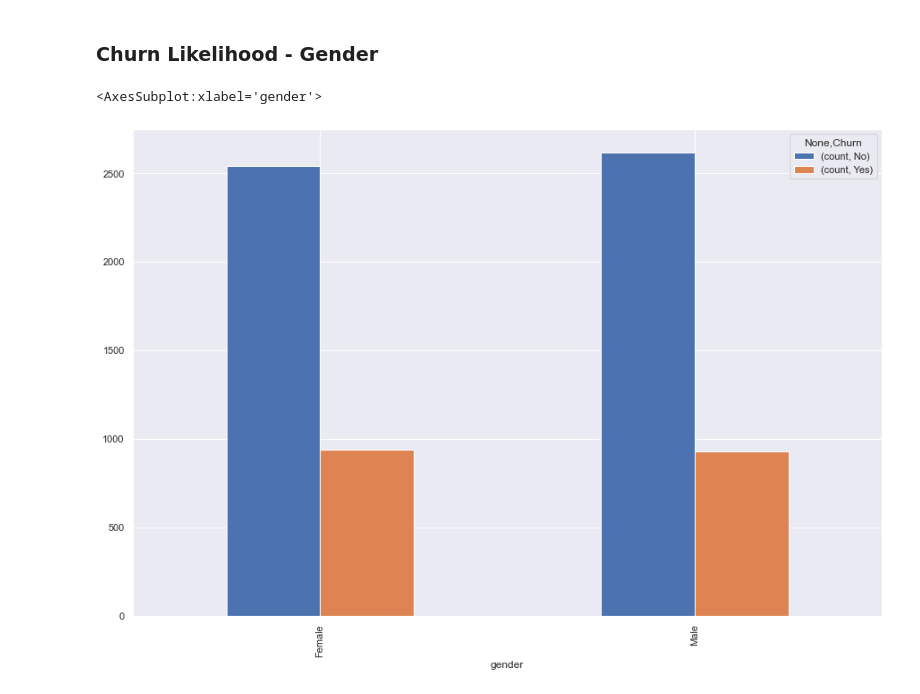
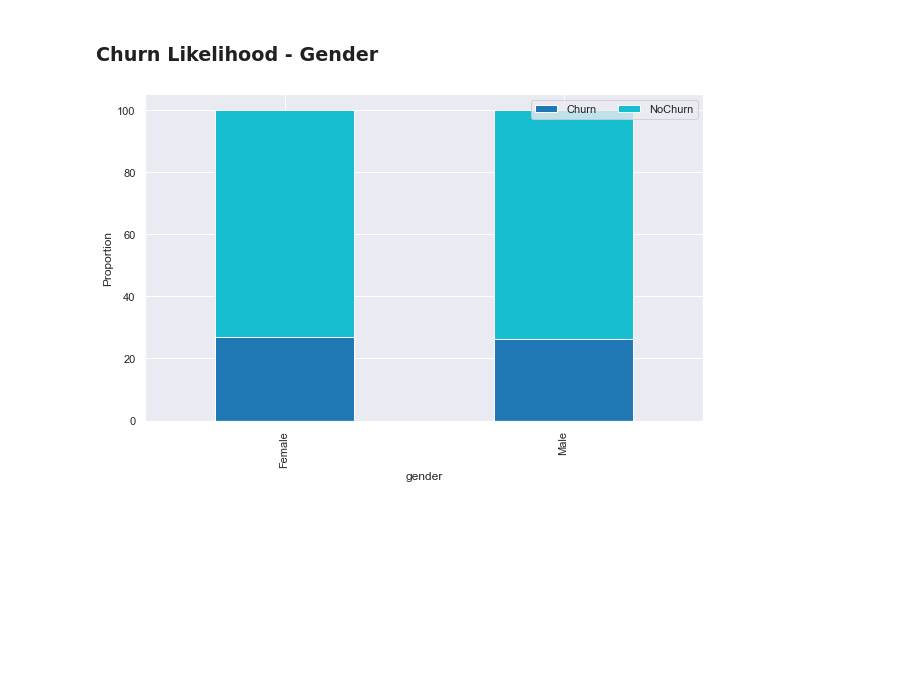
Before and after one commit to mhilmiasyrofi/CustomerChurnAnalytics, a Jupyter notebook: Analytics.ipynb, the cells around one changed output. Saved outputs shown, nothing was run; the diff lists cells and outputs as text; code cells hidden in the pictures; blank space fills up the shorter version.

Commit message:
feat(analyze): churn likelihood - seniority of citizen

```diff
--- a/Analytics.ipynb
+++ b/Analytics.ipynb
@@ -91,6 +91,7 @@ df["TotalCharges"] = df["TotalCharges"].apply(lambda x: float(x))
 # %%
 df = df.drop(columns=["customerID"])
 df["count"] = 1
+df["churn"] = df["Churn"].apply(lambda x: "Churn" if x == "Yes" else  "NoChurn")
 # %% [markdown]
 ### Churn Statistics
 # %%
@@ -102,11 +103,20 @@ df.groupby(['Churn']).sum().plot(kind='pie', y='count')
 ## Analyzing Churn Likelihood
 # %% [markdown]
 ### Churn Likelihood - Gender
-# %%
-table = pd.pivot_table(df, index=['gender'], columns=[
-                       'Churn'], values=["count"], aggfunc=np.sum)
-
-table.plot(kind='bar')
-# %% [output]
-<AxesSubplot:xlabel='gender'>
-[figure, removed]
+# %%
+cross_tab_prop = pd.crosstab(index=df['gender'],
+                             columns=df['churn'],
+                             normalize="index")
+
+cross_tab_prop *= 100
+
+cross_tab_prop.plot(kind='bar',
+                    stacked=True,
+                    colormap='tab10',
+                    figsize=(10, 6))
+
+plt.legend(loc="upper right", ncol=2)
+plt.ylabel("Percentage")
+plt.show()
+# %% [output]
+[figure, added]
```
Also changed, not shown: parts of 2 cells of this notebook.
